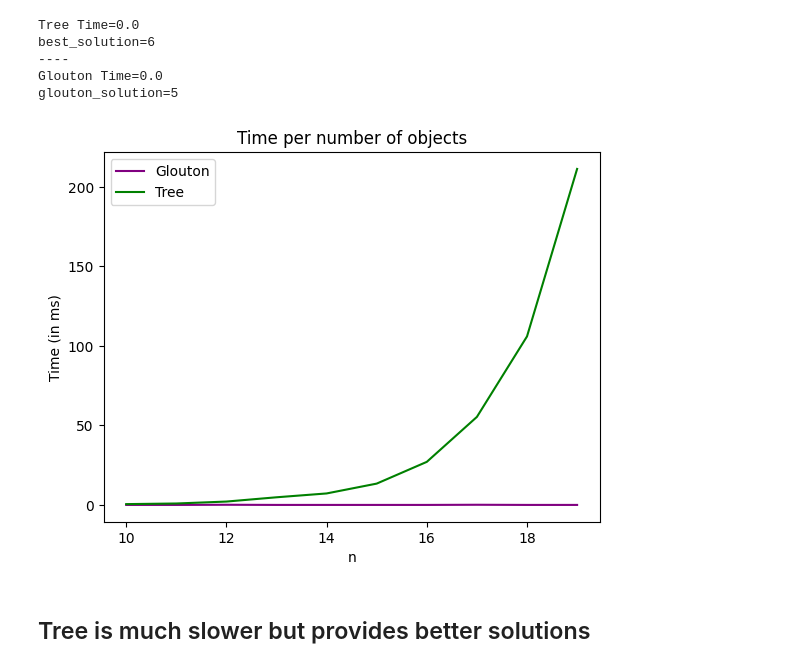
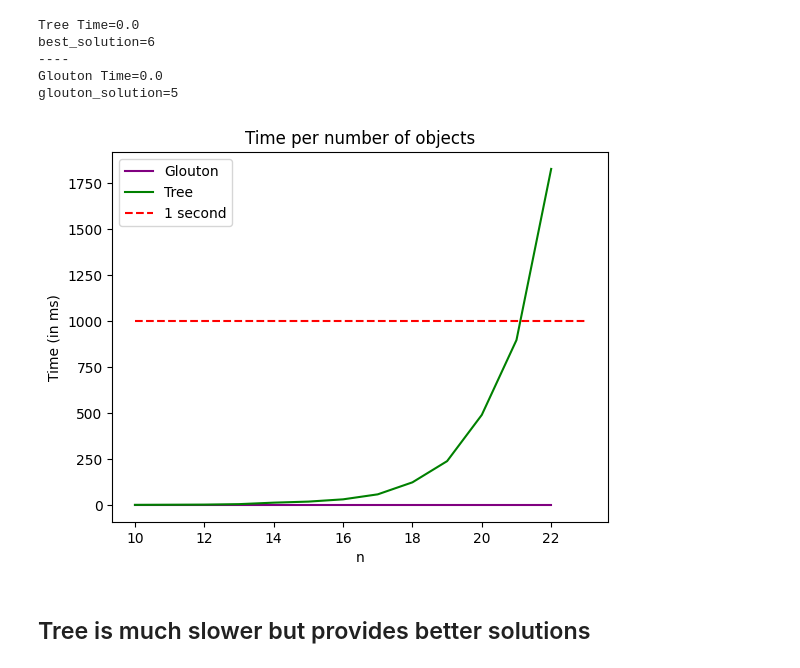
Before and after one commit to xxBWxx/complex, a Jupyter notebook: complex.ipynb, the cells around one changed output. Cells and saved outputs as stored; diff of their text form; code cells hidden in the pictures.

```diff
--- a/complex.ipynb
+++ b/complex.ipynb
@@ -152,7 +152,7 @@ def make_tree(bag: Bag, objects: list[Object], verbose=False):
 
     if verbose:
         print(f"{node_count=}, {leaf_count=}")
-    return best_solution
+    return best_solution, node_count, leaf_count
 # %%
 objects = [
     Object(weight=1, value=2),
@@ -162,7 +162,7 @@ objects = [
 bag = Bag(max_weight=4)
 
 start = time.time()
-best_solution = make_tree(bag, objects)
+best_solution, _, _ = make_tree(bag, objects)
 print(f"Tree Time={time.time() - start}")
 print(f"{best_solution=}")
 
@@ -178,15 +178,14 @@ best_solution=6
 Glouton Time=0.0
 glouton_solution=5
 # %%
-# Compare the complexity of the two algorithms
-
 max_object_weight = 10
-test_count = 10
-n_max = 20
+test_count = 3
+n_min = 10
+n_max = 23
 
 glouton_times = []
 tree_times = []
-ns = list(range(10, n_max, 1))
+ns = list(range(n_min, n_max, 1))
 
 for n in ns:
     bag = Bag(max_weight=max_object_weight * n)
@@ -200,34 +199,41 @@ for n in ns:
 
     start = time.time()
 
     for _ in range(test_count):
         glouton(bag, obj_list)
 
     glouton_times.append((time.time() - start) * 1000 / test_count)
 
     start = time.time()
 
     for _ in range(test_count):
         make_tree(bag, obj_list)
 
     tree_times.append((time.time() - start) * 1000 / test_count)
 
 plt.plot(
     ns,
     glouton_times,
     color="purple",
 )
 plt.plot(
     ns,
     tree_times,
     color="green",
 )
+# Line at 1s for reference (1000 ms)
+plt.plot(
+    [n_min, n_max],
+    [1000, 1000],
+    color="red",
+    linestyle="--",
+)
 plt.xlabel("n")
 plt.ylabel("Time (in ms)")
 plt.title("Time per number of objects")
-plt.legend(["Glouton", "Tree"])
+plt.legend(["Glouton", "Tree", "1 second"])
 plt.show()
 # %% [output]
-[figure, old version]
+[figure, new version]
 # %% [markdown]
 ## Tree is much slower but provides better solutions
```
Also changed, not shown: parts of 1 cell of this notebook.
